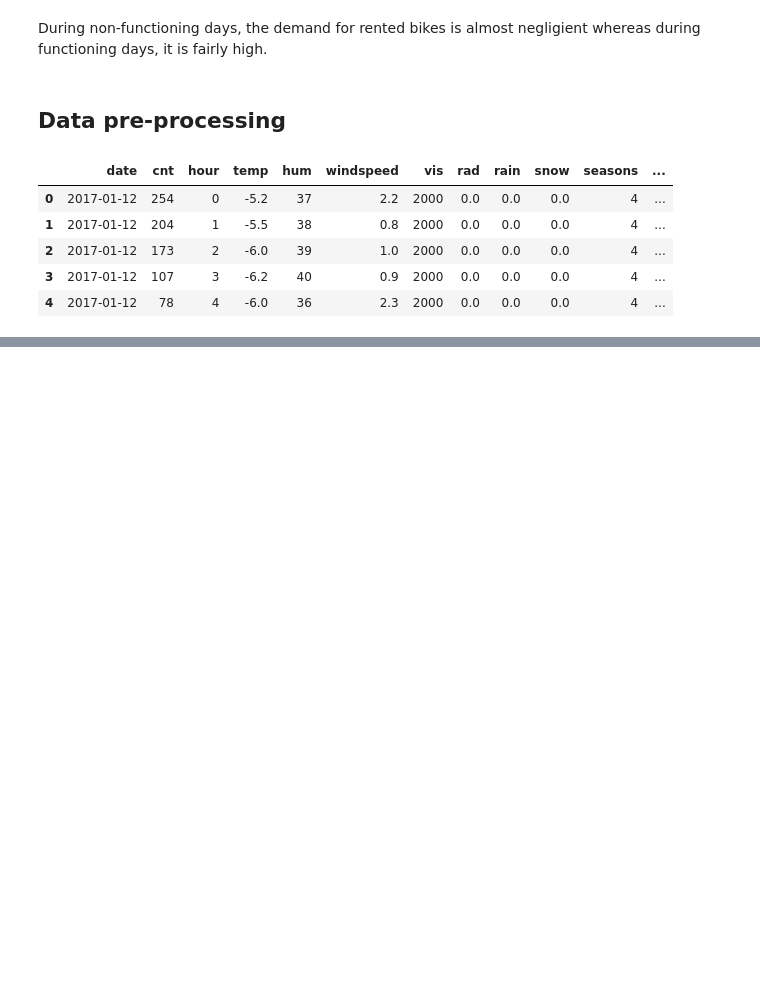
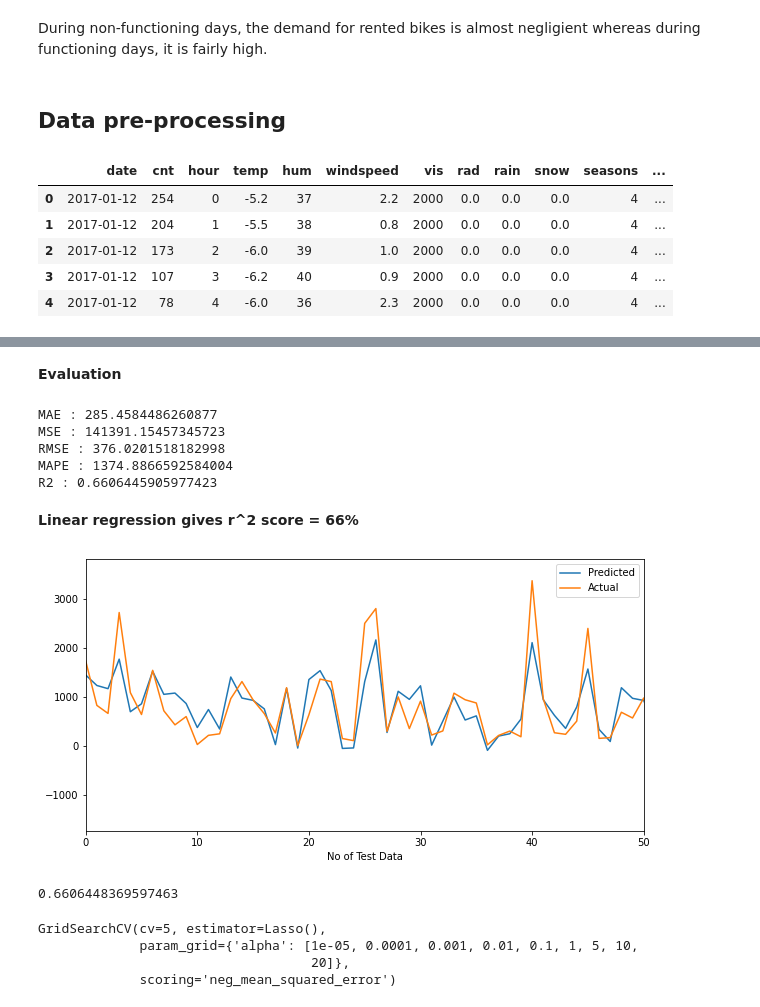
Before and after one commit to SubhamZap/Bike-Sharing-Demand-Prediction, a Jupyter notebook: Bike_Sharing_Demand_Prediction_Capstone_Project.ipynb, the cells around one changed output, grey strips where cells are left out. Drawn from its saved outputs; the diff is of its cells as text; code cells hidden in the pictures; blank space fills up the shorter version.

```diff
--- a/Bike_Sharing_Demand_Prediction_Capstone_Project.ipynb
+++ b/Bike_Sharing_Demand_Prediction_Capstone_Project.ipynb
@@ -409,0 +437,11 @@ bike_new_df.shape
+# %%
+# Scaling values of X
+
+from sklearn.preprocessing import MinMaxScaler
+scaler = MinMaxScaler()
+X = scaler.fit_transform(X)
+# %%
+# splitting X and y
+
+from sklearn.model_selection import train_test_split
+X_train, X_test, y_train, y_test = train_test_split(X, y, test_size = .20, random_state = 42)
@@ -409,0 +455,12 @@ bike_new_df.shape
+# %%
+# Fitting linear regression to training model
+
+from sklearn.linear_model import LinearRegression
+lr = LinearRegression()
+reg = lr.fit(X_train, y_train)
+# %%
+# Prediction
+
+y_pred = reg.predict(X_test)
+# %% [markdown]
+**Evaluation**
@@ -409,0 +473,27 @@ bike_new_df.shape
+# %%
+#evaluation metrics
+
+from sklearn.metrics import *
+
+MAE = mean_absolute_error((y_test), (y_pred))
+print("MAE :" ,MAE)
+
+MSE  = mean_squared_error((y_test), (y_pred))
+print("MSE :" , MSE)
+
+RMSE = np.sqrt(MSE)
+print("RMSE :" ,RMSE)
+
+MAPE = mape(y_test, y_pred)
+print("MAPE :" ,MAPE)
+
+r2 = r2_score(y_test, y_pred)
+print("R2 :", r2)
+# %% [output]
+MAE : 285.4584486260877
+MSE : 141391.15457345723
+RMSE : 376.0201518182998
+MAPE : 1374.8866592584004
+R2 : 0.6606445905977423
+# %% [markdown]
+**Linear regression gives r^2 score = 66%**
@@ -409,0 +511,12 @@ bike_new_df.shape
+# %%
+#actual-predicted values plot
+
+plt.figure(figsize=(10,5))
+plt.plot(y_pred)
+plt.plot(np.array(y_test))
+plt.xlim(0, 50)
+plt.legend(["Predicted","Actual"])
+plt.xlabel('No of Test Data')
+plt.show()
+# %% [output]
+[figure, added]
@@ -409,0 +531,17 @@ bike_new_df.shape
+# %%
+r2_score(y_test, y_pred)
+# %% [output]
+0.6606448369597463
+# %%
+# Cross Validation
+
+from sklearn.model_selection import GridSearchCV
+lasso = Lasso()
+parameters = {'alpha': [1e-5, 1e-4, 1e-3, 1e-2, 1e-1, 1, 5, 10, 20]}
+lasso_regressor = GridSearchCV(lasso, parameters, scoring='neg_mean_squared_error', cv=5)
+lasso_regressor.fit(X_train, y_train)
+# %% [output]
+GridSearchCV(cv=5, estimator=Lasso(),
+             param_grid={'alpha': [1e-05, 0.0001, 0.001, 0.01, 0.1, 1, 5, 10,
+                                   20]},
+             scoring='neg_mean_squared_error')
```
Also changed, not shown: parts of 63 cells of this notebook.
